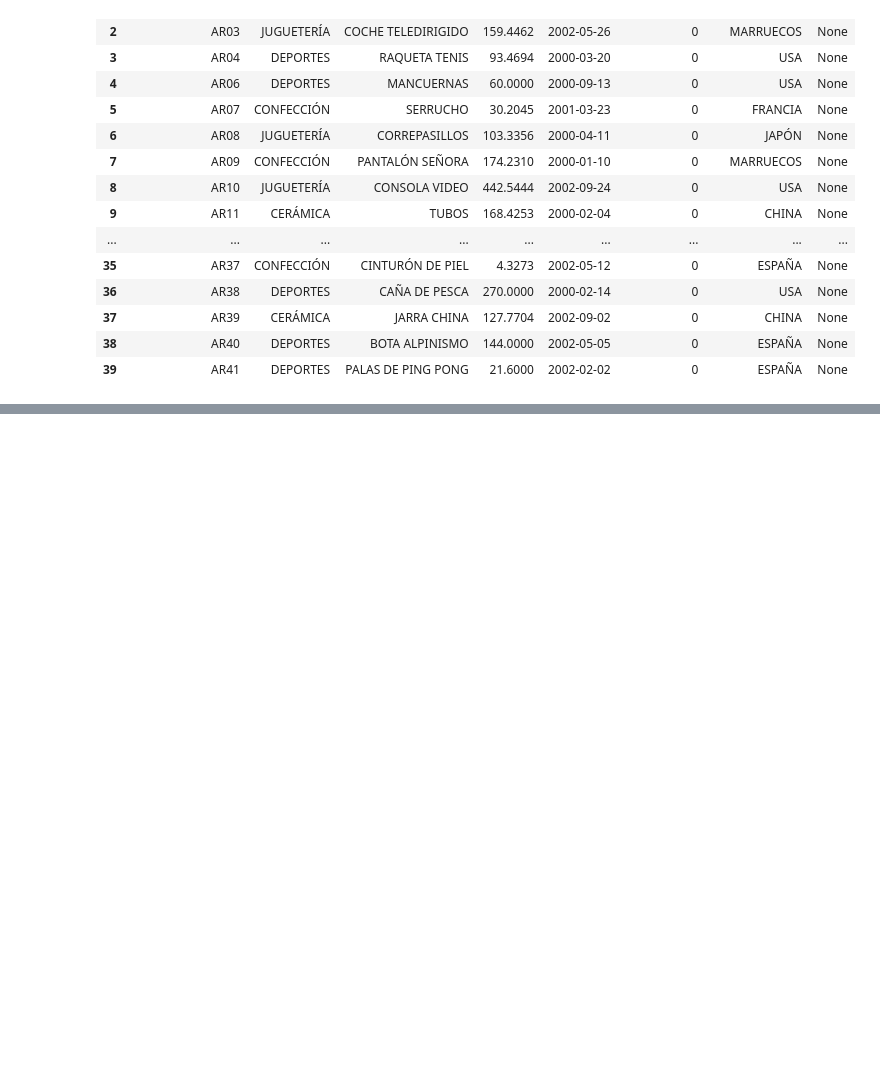
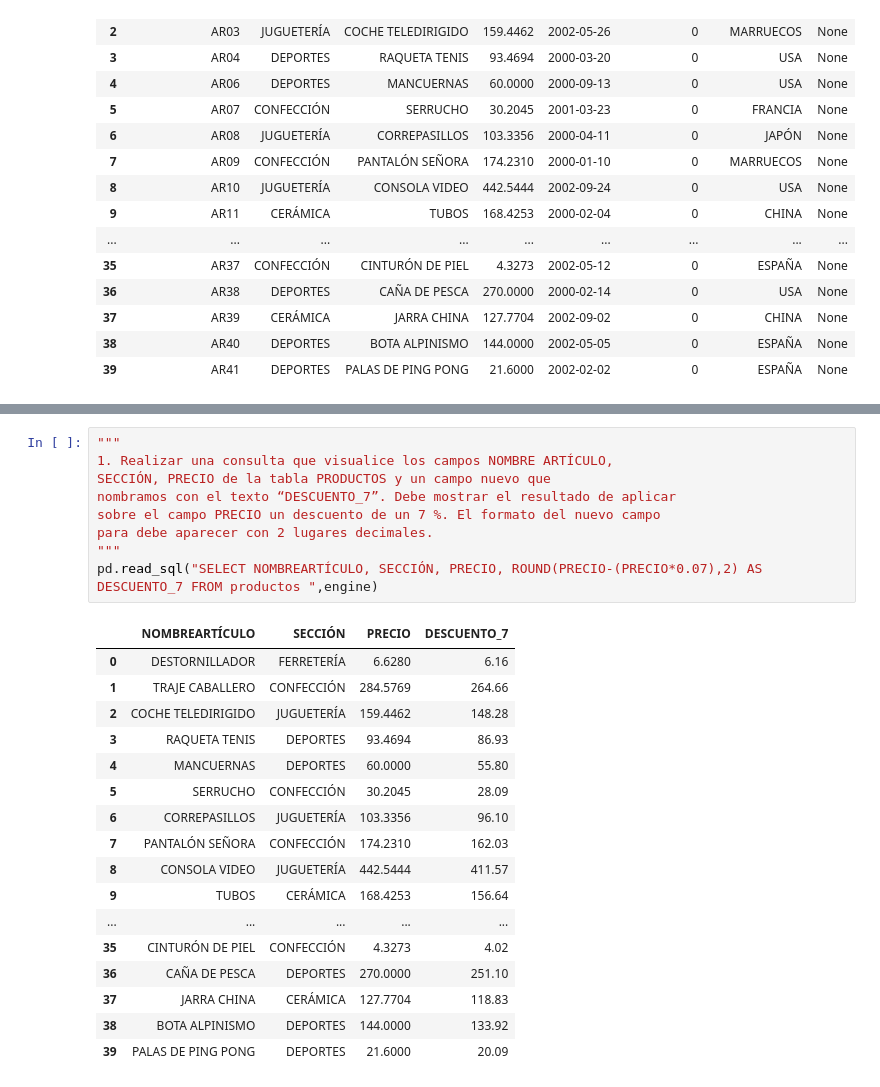
Before and after one commit to preciii7/practica_programacion, a Jupyter notebook: sql/mas_ejercicios_practica.ipynb, the cells around one changed output, grey strips where cells are left out. Saved outputs shown, nothing was run; the diff lists cells and outputs as text; blank space fills up the shorter version.

```diff
--- a/sql/mas_ejercicios_practica.ipynb
+++ b/sql/mas_ejercicios_practica.ipynb
@@ -378,0 +489,27 @@ pd.read_sql("SELECT SECCIÓN, MAX(PRECIO) FROM productos WHERE SECCIÓN='CONFECC
+# %%
+"""
+1. Realizar una consulta que visualice los campos NOMBRE ARTÍCULO,
+SECCIÓN, PRECIO de la tabla PRODUCTOS y un campo nuevo que
+nombramos con el texto “DESCUENTO_7”. Debe mostrar el resultado de aplicar
+sobre el campo PRECIO un descuento de un 7 %. El formato del nuevo campo
+para debe aparecer con 2 lugares decimales.
+"""
+pd.read_sql("SELECT NOMBREARTÍCULO, SECCIÓN, PRECIO, ROUND(PRECIO-(PRECIO*0.07),2) AS DESCUENTO_7 FROM productos ",engine)
+# %% [output]
+|  | NOMBREARTÍCULO | SECCIÓN | PRECIO | DESCUENTO_7 |
+| 0 | DESTORNILLADOR | FERRETERÍA | 6.6280 | 6.16 |
+| 1 | TRAJE CABALLERO | CONFECCIÓN | 284.5769 | 264.66 |
+| 2 | COCHE TELEDIRIGIDO | JUGUETERÍA | 159.4462 | 148.28 |
+| 3 | RAQUETA TENIS | DEPORTES | 93.4694 | 86.93 |
+| 4 | MANCUERNAS | DEPORTES | 60.0000 | 55.80 |
+| 5 | SERRUCHO | CONFECCIÓN | 30.2045 | 28.09 |
+| 6 | CORREPASILLOS | JUGUETERÍA | 103.3356 | 96.10 |
+| 7 | PANTALÓN SEÑORA | CONFECCIÓN | 174.2310 | 162.03 |
+| 8 | CONSOLA VIDEO | JUGUETERÍA | 442.5444 | 411.57 |
+| 9 | TUBOS | CERÁMICA | 168.4253 | 156.64 |
+| ... | ... | ... | ... | ... |
+| 35 | CINTURÓN DE PIEL | CONFECCIÓN | 4.3273 | 4.02 |
+| 36 | CAÑA DE PESCA | DEPORTES | 270.0000 | 251.10 |
+| 37 | JARRA CHINA | CERÁMICA | 127.7704 | 118.83 |
+| 38 | BOTA ALPINISMO | DEPORTES | 144.0000 | 133.92 |
+| 39 | PALAS DE PING PONG | DEPORTES | 21.6000 | 20.09 |
```
Also changed, not shown: parts of 11 cells of this notebook.
